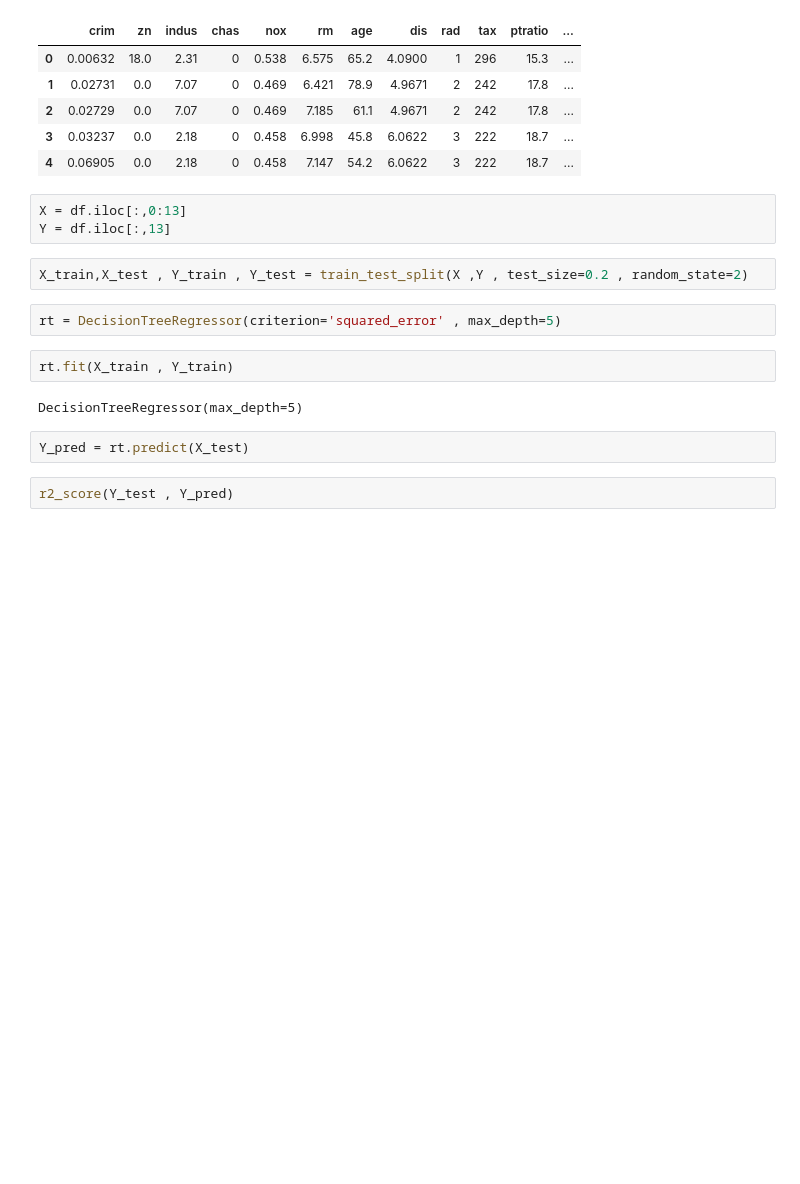
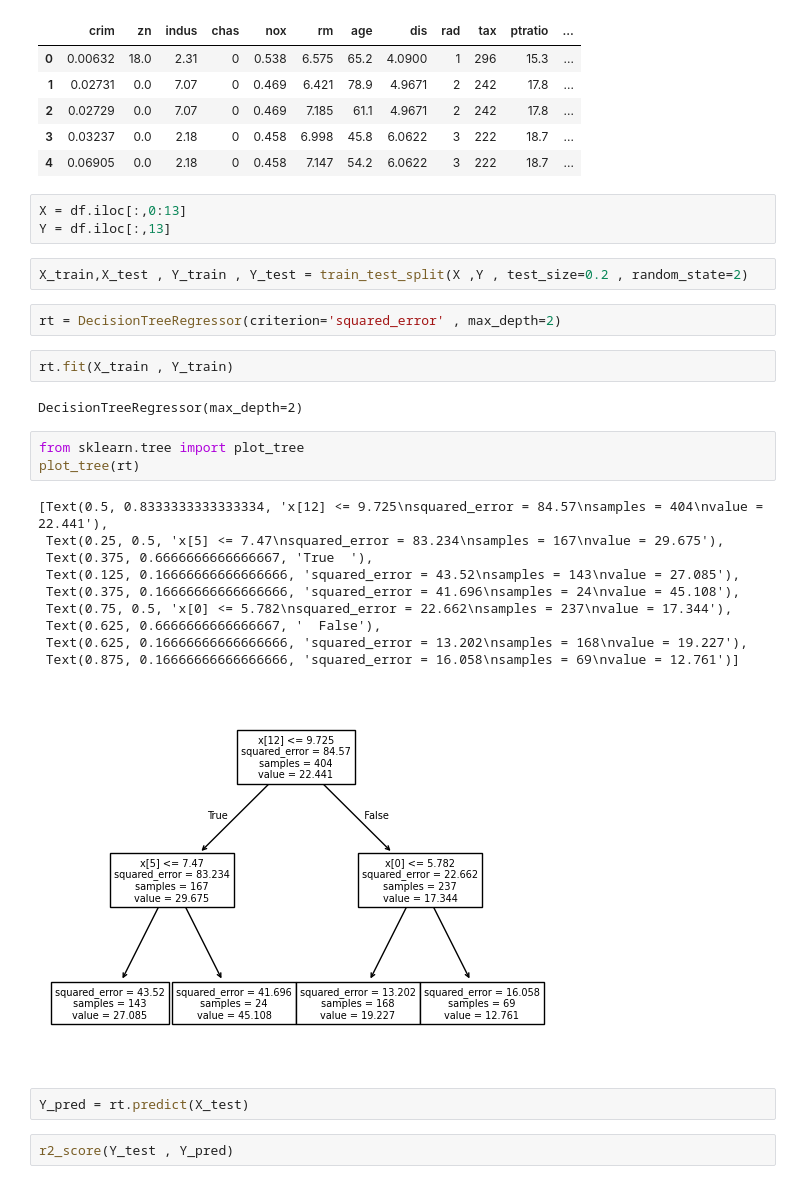
Before and after one commit to Gaurav-k-Gupta/100-Days-of-Machine-Learning, a Jupyter notebook: Day-60-Regression-Trees/reg_trees.ipynb, the cells around one changed output. Cells and saved outputs as stored; diff of their text form; blank space fills up the shorter version.

```diff
--- a/Day-60-Regression-Trees/reg_trees.ipynb
+++ b/Day-60-Regression-Trees/reg_trees.ipynb
@@ -53,11 +53,25 @@ Y = df.iloc[:,13]
 # %%
 X_train,X_test , Y_train , Y_test = train_test_split(X ,Y , test_size=0.2 , random_state=2)
 # %%
-rt = DecisionTreeRegressor(criterion='squared_error' , max_depth=5)
+rt = DecisionTreeRegressor(criterion='squared_error' , max_depth=2)
 # %%
 rt.fit(X_train , Y_train)
 # %% [output]
-DecisionTreeRegressor(max_depth=5)
+DecisionTreeRegressor(max_depth=2)
+# %%
+from sklearn.tree import plot_tree
+plot_tree(rt)
+# %% [output]
+[Text(0.5, 0.8333333333333334, 'x[12] <= 9.725\nsquared_error = 84.57\nsamples = 404\nvalue = 22.441'),
+ Text(0.25, 0.5, 'x[5] <= 7.47\nsquared_error = 83.234\nsamples = 167\nvalue = 29.675'),
+ Text(0.375, 0.6666666666666667, 'True  '),
+ Text(0.125, 0.16666666666666666, 'squared_error = 43.52\nsamples = 143\nvalue = 27.085'),
+ Text(0.375, 0.16666666666666666, 'squared_error = 41.696\nsamples = 24\nvalue = 45.108'),
+ Text(0.75, 0.5, 'x[0] <= 5.782\nsquared_error = 22.662\nsamples = 237\nvalue = 17.344'),
+ Text(0.625, 0.6666666666666667, '  False'),
+ Text(0.625, 0.16666666666666666, 'squared_error = 13.202\nsamples = 168\nvalue = 19.227'),
+ Text(0.875, 0.16666666666666666, 'squared_error = 16.058\nsamples = 69\nvalue = 12.761')]
+[figure, added]
 # %%
 Y_pred = rt.predict(X_test)
 # %%
```
